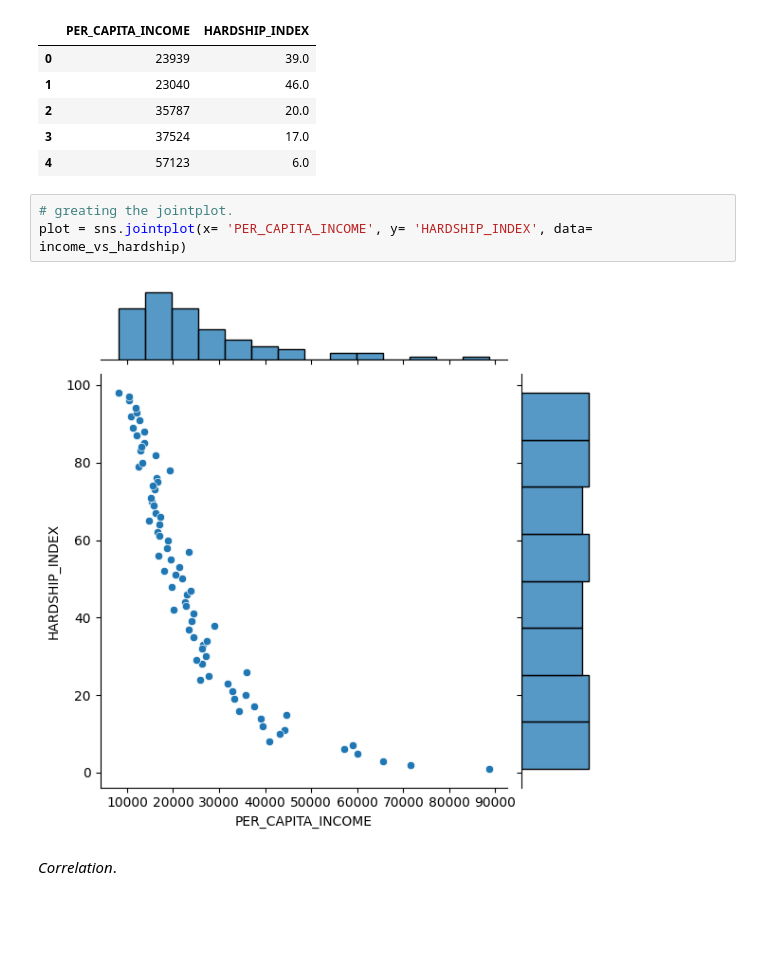
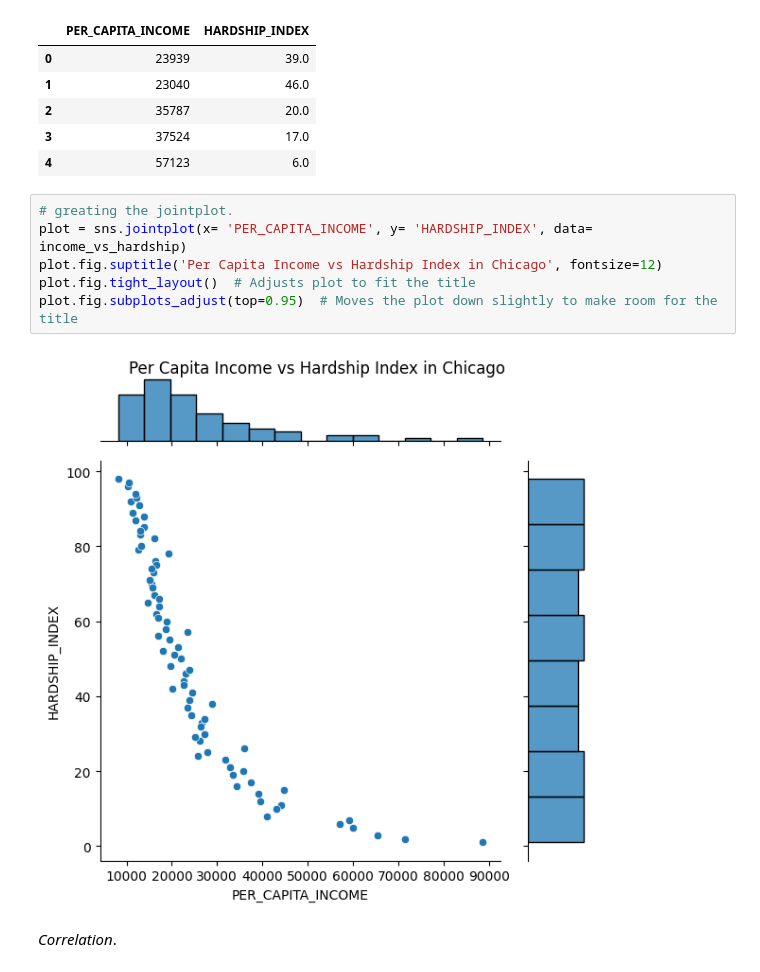
Before and after one commit to AnthonyUdem/chicago_data_analysis, a Jupyter notebook: chicago_data_analysis.ipynb, the cells around one changed output. Saved outputs shown, nothing was run; the diff lists cells and outputs as text; blank space fills up the shorter version.

```diff
--- a/chicago_data_analysis.ipynb
+++ b/chicago_data_analysis.ipynb
@@ -412,11 +412,14 @@ Done.
 | 2 | 35787 | 20.0 |
 | 3 | 37524 | 17.0 |
 | 4 | 57123 | 6.0 |
-# %%
-# greating the jointplot.
-plot = sns.jointplot(x= 'PER_CAPITA_INCOME', y= 'HARDSHIP_INDEX', data= income_vs_hardship)
-# %% [output]
-[figure, removed]
+# %%
+# greating the jointplot.
+plot = sns.jointplot(x= 'PER_CAPITA_INCOME', y= 'HARDSHIP_INDEX', data= income_vs_hardship)
+plot.fig.suptitle('Per Capita Income vs Hardship Index in Chicago', fontsize=12)
+plot.fig.tight_layout()  # Adjusts plot to fit the title
+plot.fig.subplots_adjust(top=0.95)  # Moves the plot down slightly to make room for the title
+# %% [output]
+[figure, added]
 # %% [markdown]
 *Correlation*.
 # %% [markdown]
```
Also changed, not shown: parts of 8 cells of this notebook.
